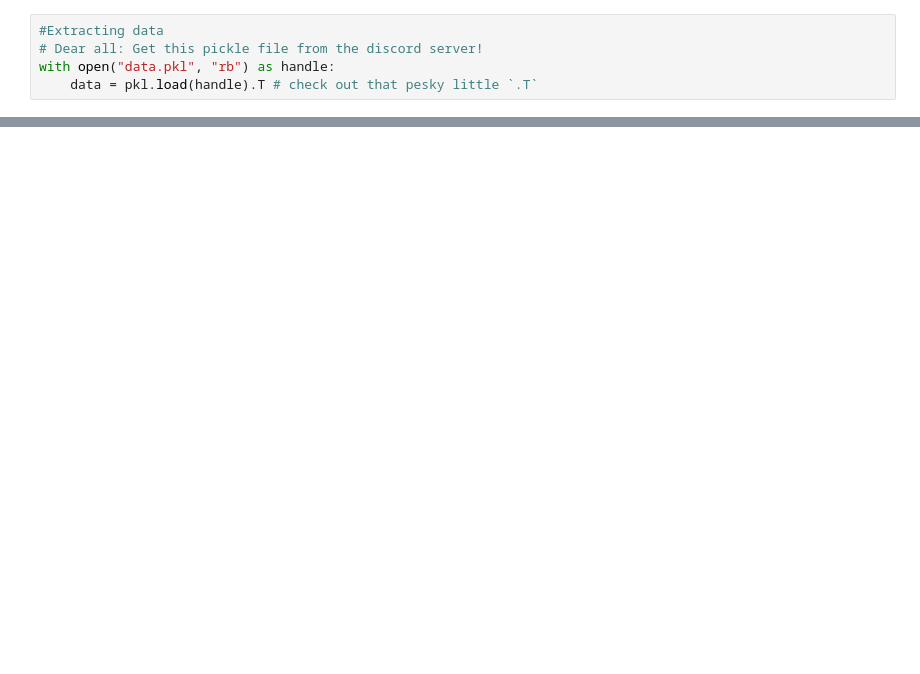
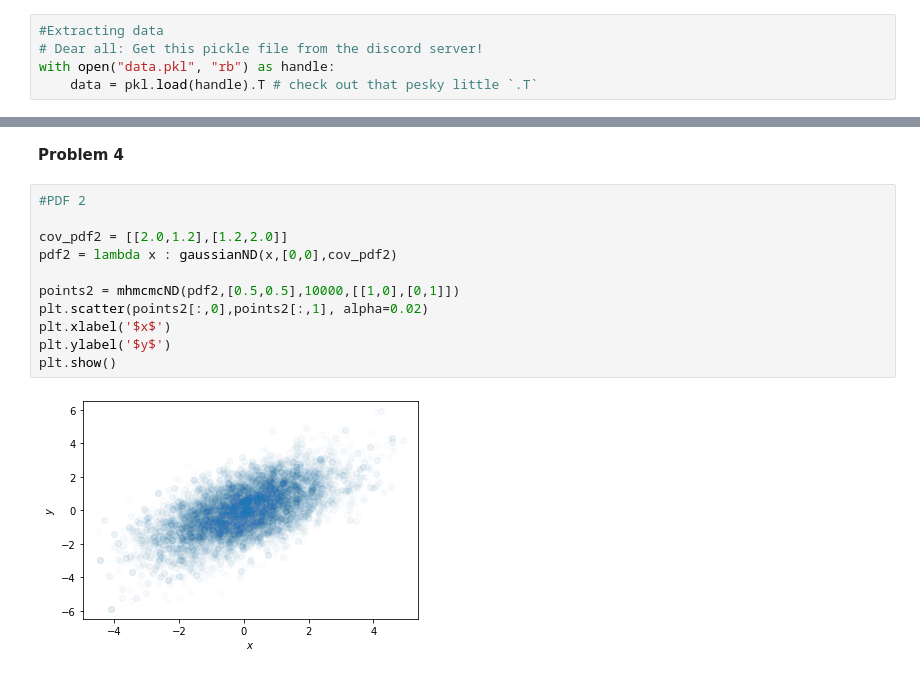
Before and after one commit to krlodeleon/datascience_fall2022, a Jupyter notebook: prob_set_3/ps3.ipynb, the cells around one changed output, grey strips where cells are left out. Saved outputs shown, nothing was run; the diff lists cells and outputs as text; blank space fills up the shorter version.

```diff
--- a/prob_set_3/ps3.ipynb
+++ b/prob_set_3/ps3.ipynb
@@ -235,0 +275,15 @@ parabola_pars[2]**(-1/2)
+# %% [markdown]
+**Problem 4**
+# %%
+#PDF 2
+
+cov_pdf2 = [[2.0,1.2],[1.2,2.0]]
+pdf2 = lambda x : gaussianND(x,[0,0],cov_pdf2)
+
+points2 = mhmcmcND(pdf2,[0.5,0.5],10000,[[1,0],[0,1]])
+plt.scatter(points2[:,0],points2[:,1], alpha=0.02)
+plt.xlabel('$x$')
+plt.ylabel('$y$')
+plt.show()
+# %% [output]
+[figure, added]
```
Also changed, not shown: parts of 27 cells of this notebook.
